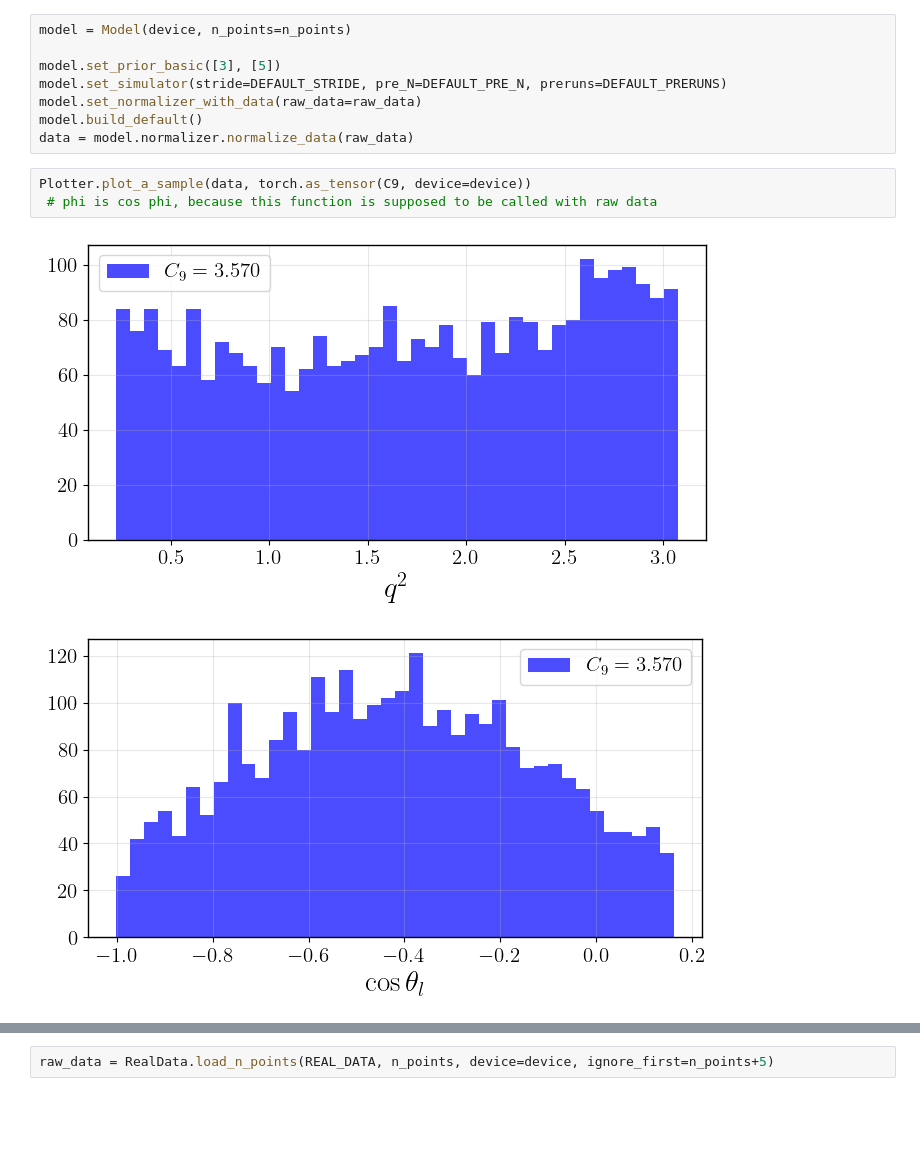
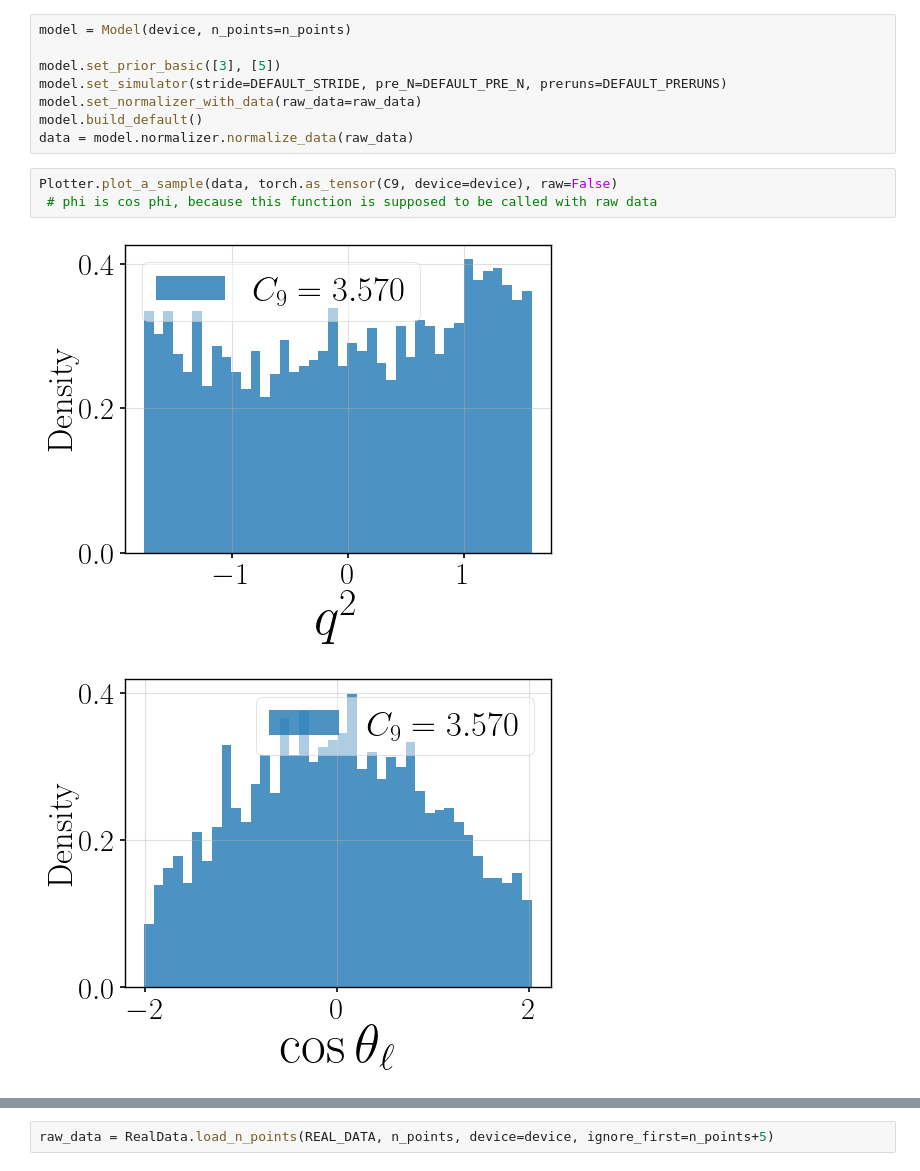
Before and after one commit to NilsCt/sbi-particle-physics, a Jupyter notebook: notebooks/real_data_sanity.ipynb, the cells around one changed output, grey strips where cells are left out. Drawn from its saved outputs; the diff is of its cells as text; blank space fills up the shorter version.

```diff
--- a/notebooks/real_data_sanity.ipynb
+++ b/notebooks/real_data_sanity.ipynb
@@ -34,8 +35,8 @@ model.set_normalizer_with_data(raw_data=raw_data)
 model.build_default()
 data = model.normalizer.normalize_data(raw_data)
 # %%
-Plotter.plot_a_sample(data, torch.as_tensor(C9, device=device))
+Plotter.plot_a_sample(data, torch.as_tensor(C9, device=device), raw=False)
  # phi is cos phi, because this function is supposed to be called with raw data
 # %% [output]
-[figure, old version]
+[figure, new version]
-[figure, old version]
+[figure, new version]
```
Also changed, not shown: parts of 6 cells of this notebook, 13 other files.
